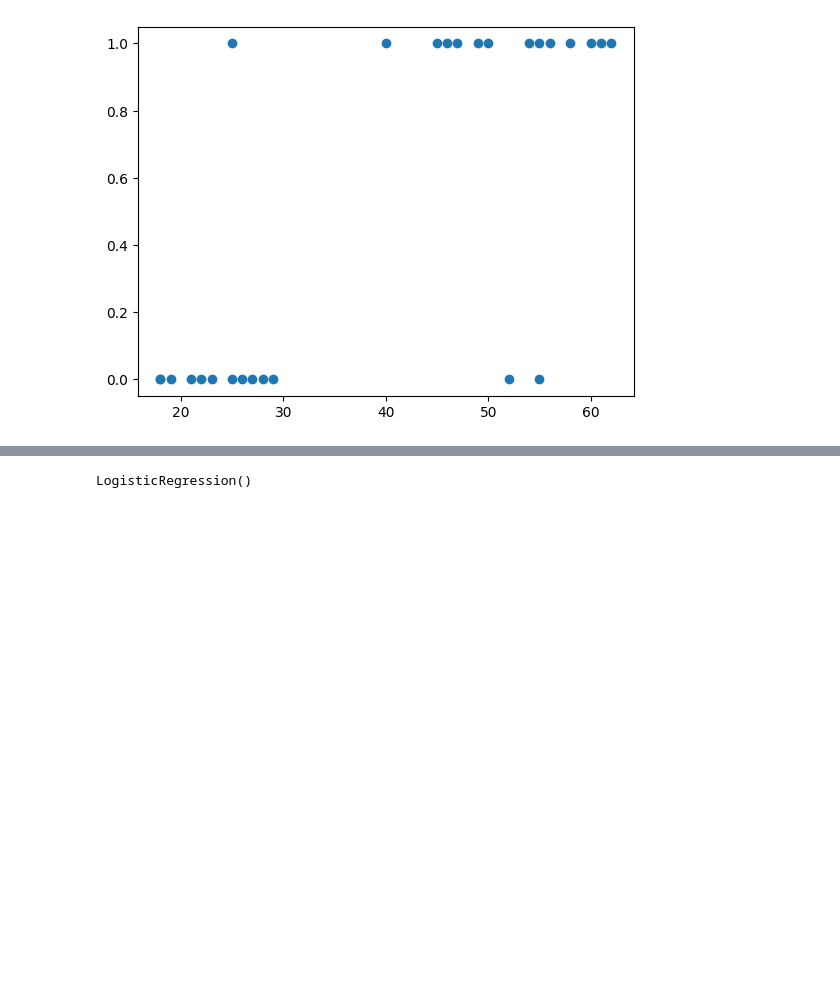
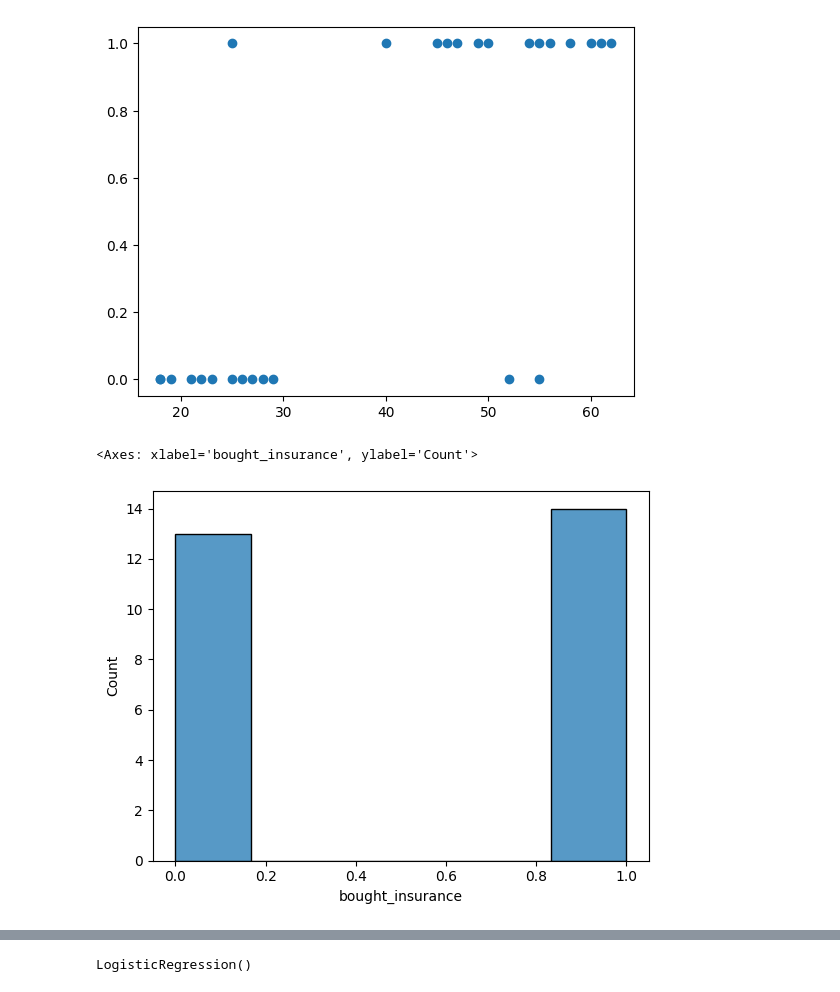
Before and after one commit to prashant-210110/programs, a Jupyter notebook: Logistic_Regression/Insurance_dataset.ipynb, the cells around one changed output, grey strips where cells are left out. Drawn from its saved outputs; the diff is of its cells as text; code cells hidden in the pictures; blank space fills up the shorter version.

```diff
--- a/Logistic_Regression/Insurance_dataset.ipynb
+++ b/Logistic_Regression/Insurance_dataset.ipynb
@@ -46,3 +48,8 @@ plt.scatter(df["age"],df["bought_insurance"])
 # %% [output]
 <matplotlib.collections.PathCollection at 0x...>
 [figure]
+# %%
+sns.histplot(df["bought_insurance"])
+# %% [output]
+<Axes: xlabel='bought_insurance', ylabel='Count'>
+[figure, added]
```
Also changed, not shown: parts of 12 cells of this notebook.
